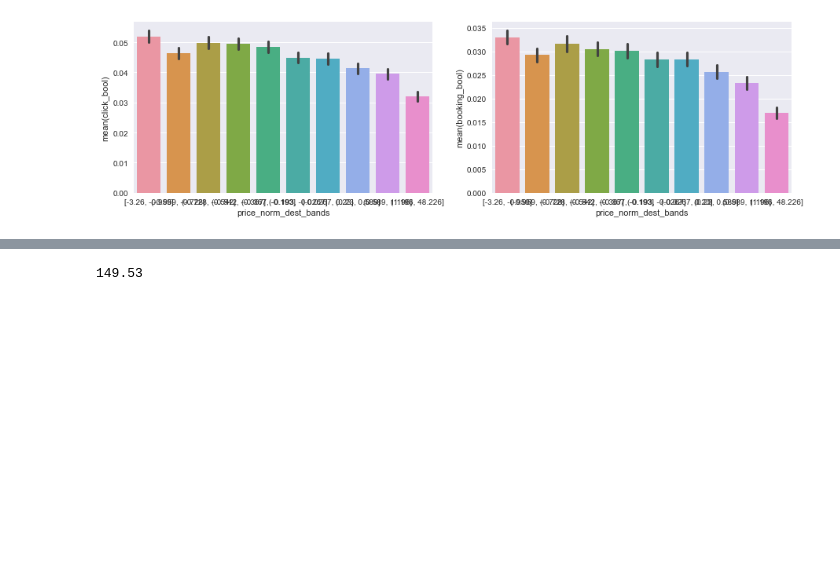
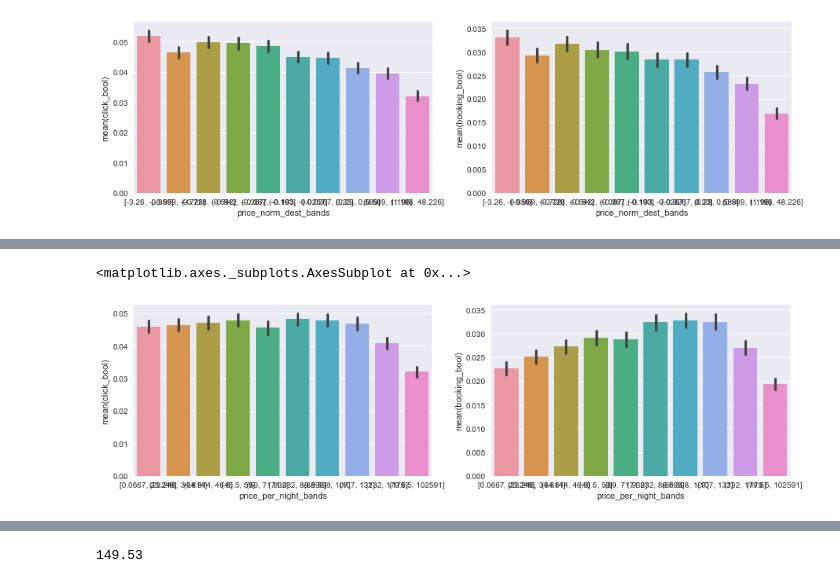
Before and after one commit to awday/DMT-23, a Jupyter notebook: Assignment2/LambdaMART/Visualize.ipynb, the cells around one changed output, grey strips where cells are left out. Saved outputs shown, nothing was run; the diff lists cells and outputs as text; code cells hidden in the pictures; blank space fills up the shorter version.

```diff
--- a/Assignment2/LambdaMART/Visualize.ipynb
+++ b/Assignment2/LambdaMART/Visualize.ipynb
@@ -96,0 +119,11 @@ sns.barplot(x="price_norm_dest_bands", y="booking_bool", data=train, ax=axis2)
+# %%
+# Price per night
+train["price_per_night"] = train.price_usd / train.srch_length_of_stay
+train["price_per_night_bands"] = pd.qcut(train.price_per_night, 10)
+
+fig, (axis1, axis2) = plt.subplots(1, 2, figsize=(15,4))
+sns.barplot(x="price_per_night_bands", y="click_bool", data=train, ax=axis1)
+sns.barplot(x="price_per_night_bands", y="booking_bool", data=train, ax=axis2)
+# %% [output]
+<matplotlib.axes._subplots.AxesSubplot at 0x...>
+[figure, added]
```
Also changed, not shown: parts of 10 cells of this notebook, 2 other files.
